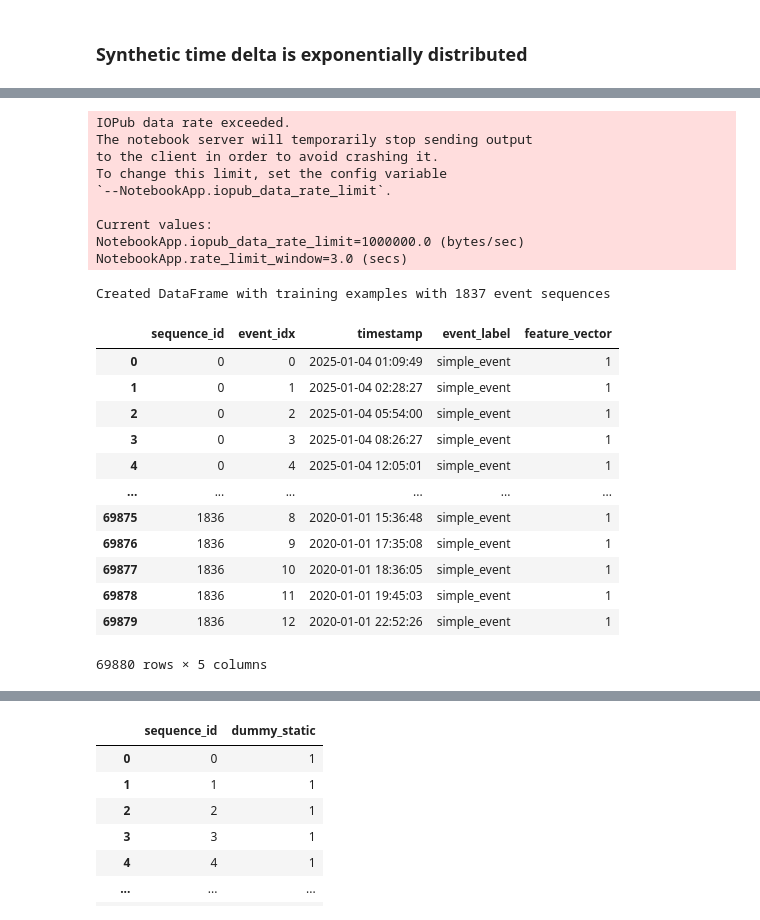
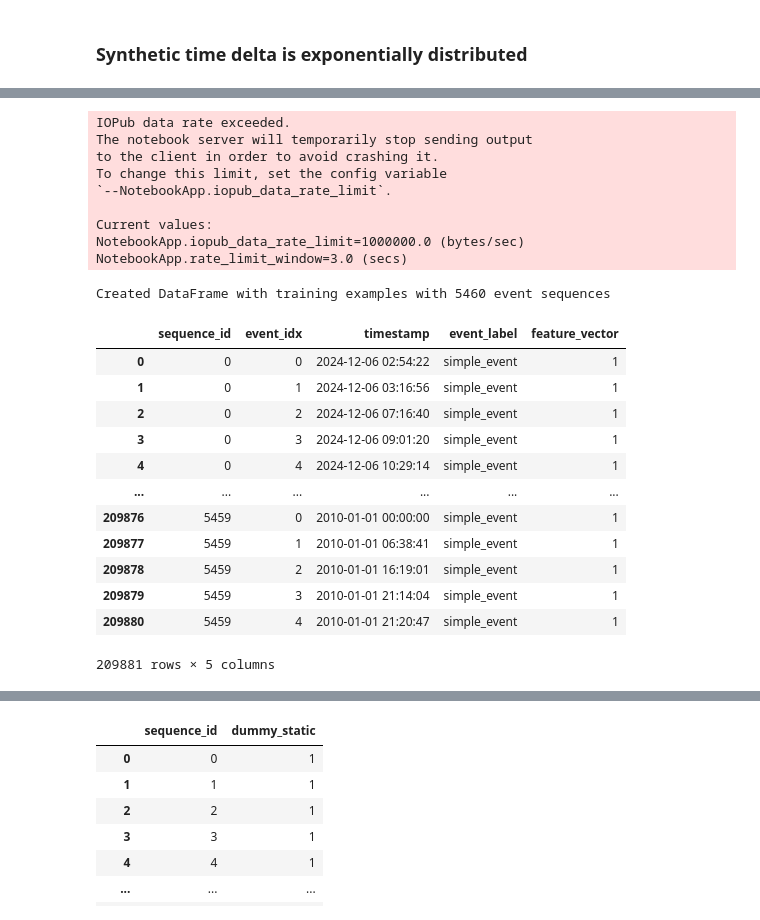
Before and after one commit to filipols/Master-thesis, a Jupyter notebook: notebooks/load_datasets.ipynb, the cells around one changed output, grey strips where cells are left out. Saved outputs shown, nothing was run; the diff lists cells and outputs as text; code cells hidden in the pictures.

```diff
--- a/notebooks/load_datasets.ipynb
+++ b/notebooks/load_datasets.ipynb
@@ -842,10 +822,10 @@ subject_df.head()
 ### Synthetic time delta is exponentially distributed
 # %%
 simple_df = pd.DataFrame(columns=['timestamp', 'subject_id', 'event_id', 'feature'])
-start_date = pd.to_datetime('2020-01-01')
+start_date = pd.to_datetime('2010-01-01')
 end_date = pd.to_datetime('2025-01-01')
 
-num_timestamps = 10000
+num_timestamps = 30000
 
 time_diff_mean_seconds = (end_date - start_date).total_seconds() / num_timestamps
 time_diff_seconds = np.random.exponential(scale=time_diff_mean_seconds, size=num_timestamps - 1) # Generate num_timestamps - 1 differences
@@ -878,25 +858,25 @@ Input data contains 10000 entries ranging from 2020-01-01 00:00:00 to 2025-01-11
 IOPub data rate exceeded.
 The notebook server will temporarily stop sending output
 to the client in order to avoid crashing it.
 To change this limit, set the config variable
 `--NotebookApp.iopub_data_rate_limit`.
 
 Current values:
 NotebookApp.iopub_data_rate_limit=1000000.0 (bytes/sec)
 NotebookApp.rate_limit_window=3.0 (secs)
-Created DataFrame with training examples with 1837 event sequences
+Created DataFrame with training examples with 5460 event sequences
 |  | sequence_id | event_idx | timestamp | event_label | feature_vector |
-| 0 | 0 | 0 | 2025-01-04 01:09:49 | simple_event | 1 |
-| 1 | 0 | 1 | 2025-01-04 02:28:27 | simple_event | 1 |
-| 2 | 0 | 2 | 2025-01-04 05:54:00 | simple_event | 1 |
-| 3 | 0 | 3 | 2025-01-04 08:26:27 | simple_event | 1 |
-| 4 | 0 | 4 | 2025-01-04 12:05:01 | simple_event | 1 |
+| 0 | 0 | 0 | 2024-12-06 02:54:22 | simple_event | 1 |
+| 1 | 0 | 1 | 2024-12-06 03:16:56 | simple_event | 1 |
+| 2 | 0 | 2 | 2024-12-06 07:16:40 | simple_event | 1 |
+| 3 | 0 | 3 | 2024-12-06 09:01:20 | simple_event | 1 |
+| 4 | 0 | 4 | 2024-12-06 10:29:14 | simple_event | 1 |
 | ... | ... | ... | ... | ... | ... |
-| 69875 | 1836 | 8 | 2020-01-01 15:36:48 | simple_event | 1 |
-| 69876 | 1836 | 9 | 2020-01-01 17:35:08 | simple_event | 1 |
-| 69877 | 1836 | 10 | 2020-01-01 18:36:05 | simple_event | 1 |
-| 69878 | 1836 | 11 | 2020-01-01 19:45:03 | simple_event | 1 |
-| 69879 | 1836 | 12 | 2020-01-01 22:52:26 | simple_event | 1 |
+| 209876 | 5459 | 0 | 2010-01-01 00:00:00 | simple_event | 1 |
+| 209877 | 5459 | 1 | 2010-01-01 06:38:41 | simple_event | 1 |
+| 209878 | 5459 | 2 | 2010-01-01 16:19:01 | simple_event | 1 |
+| 209879 | 5459 | 3 | 2010-01-01 21:14:04 | simple_event | 1 |
+| 209880 | 5459 | 4 | 2010-01-01 21:20:47 | simple_event | 1 |
-69880 rows × 5 columns
+209881 rows × 5 columns
 # %%
 # Add more event_labels
```
Also changed, not shown: parts of 11 cells of this notebook, 5 other files.
